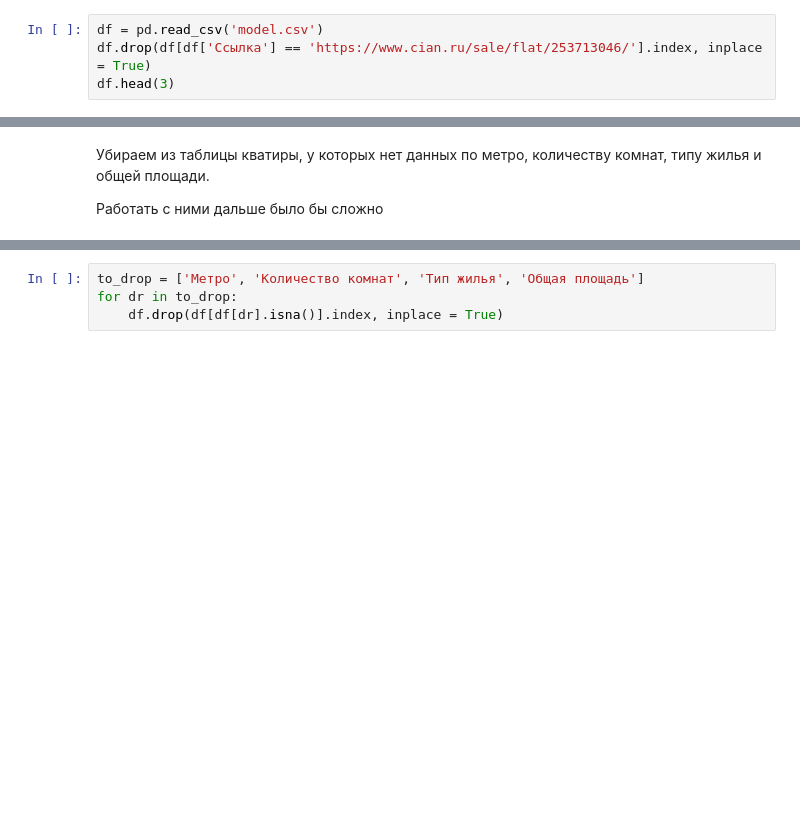
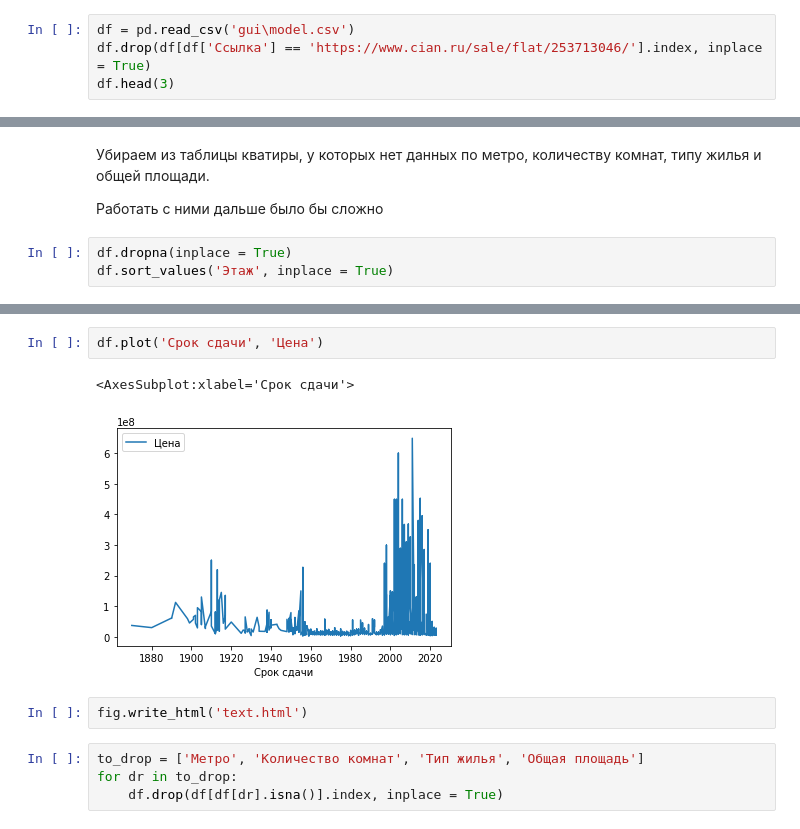
Before and after one commit to yaroslav711/CianDataParser, a Jupyter notebook: model.ipynb, the cells around one changed output, grey strips where cells are left out. Cells and saved outputs as stored; diff of their text form; blank space fills up the shorter version.

```diff
--- a/model.ipynb
+++ b/model.ipynb
@@ -8,7 +10,7 @@ from sklearn.metrics import mean_squared_error as mse
 # %% [markdown]
 Скачиваем данные, убираем объявления с опечатками
 # %%
-df = pd.read_csv('model.csv')
+df = pd.read_csv('gui\model.csv')
 df.drop(df[df['Ссылка'] == 'https://www.cian.ru/sale/flat/253713046/'].index, inplace = True)
 df.head(3)
 # %% [output]
@@ -20,3 +22,6 @@ df.head(3)
 Убираем из таблицы кватиры, у которых нет данных по метро, количеству комнат, типу жилья и общей площади.
 
 Работать с ними дальше было бы сложно
+# %%
+df.dropna(inplace = True)
+df.sort_values('Этаж', inplace = True)
@@ -23,3 +41,10 @@ df.head(3)
+# %%
+df.plot('Срок сдачи', 'Цена')
+# %% [output]
+<AxesSubplot:xlabel='Срок сдачи'>
+[figure, added]
+# %%
+fig.write_html('text.html')
 # %%
 to_drop = ['Метро', 'Количество комнат', 'Тип жилья', 'Общая площадь']
 for dr in to_drop:
```
Also changed, not shown: parts of 4 cells of this notebook, 2 other files.
